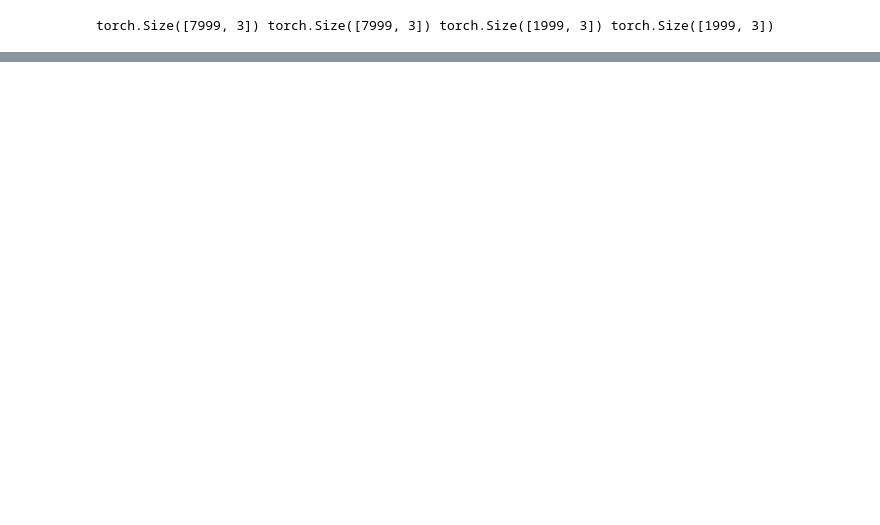
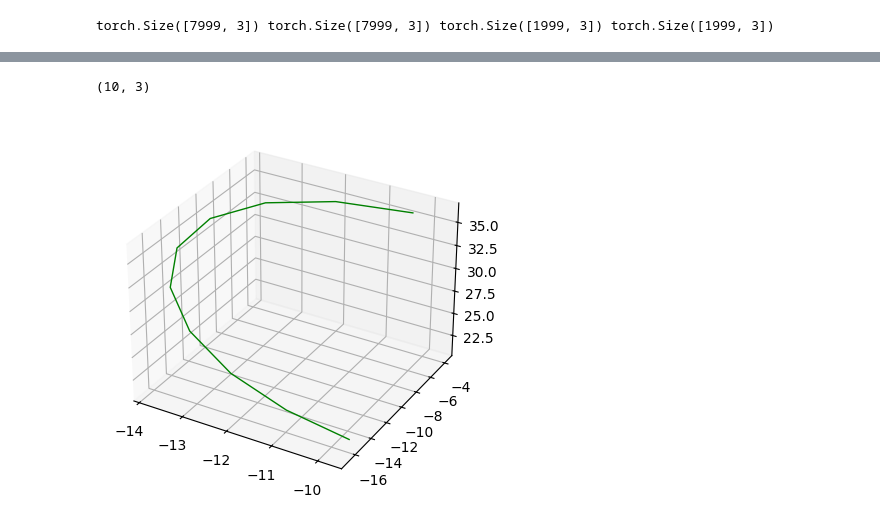
Before and after one commit to jaychotaliya987/Reservoir_Pytorch, a Jupyter notebook: Examples/roughwork.ipynb, the cells around one changed output, grey strips where cells are left out. Saved outputs shown, nothing was run; the diff lists cells and outputs as text; code cells hidden in the pictures; blank space fills up the shorter version.

```diff
--- a/Examples/roughwork.ipynb
+++ b/Examples/roughwork.ipynb
@@ -156,0 +168,4 @@ plt.plot(predictions[:, 0], label='Predicted x')
+# %%
+import dysts
+from dysts.systems import make_trajectory_ensemble
+all_out = make_trajectory_ensemble(10, resample=True, pts_per_period=1)
@@ -156,0 +195,11 @@ plt.plot(predictions[:, 0], label='Predicted x')
+# %%
+system = list(all_out)[18]
+array = all_out['Lorenz']
+print(array.shape)
+fig = plt.figure()
+ax = plt.axes(projection='3d')
+ax.plot3D(array[:, 0], array[:, 1], array[:, 2], 'green', linewidth=1)
+plt.show()
+# %% [output]
+(10, 3)
+[figure, added]
```
Also changed, not shown: parts of 11 cells of this notebook, 8 other files.
